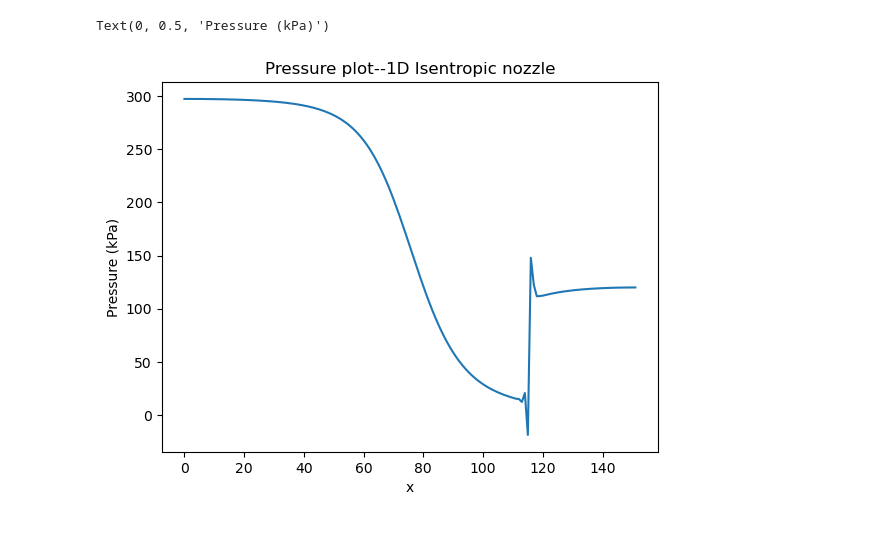
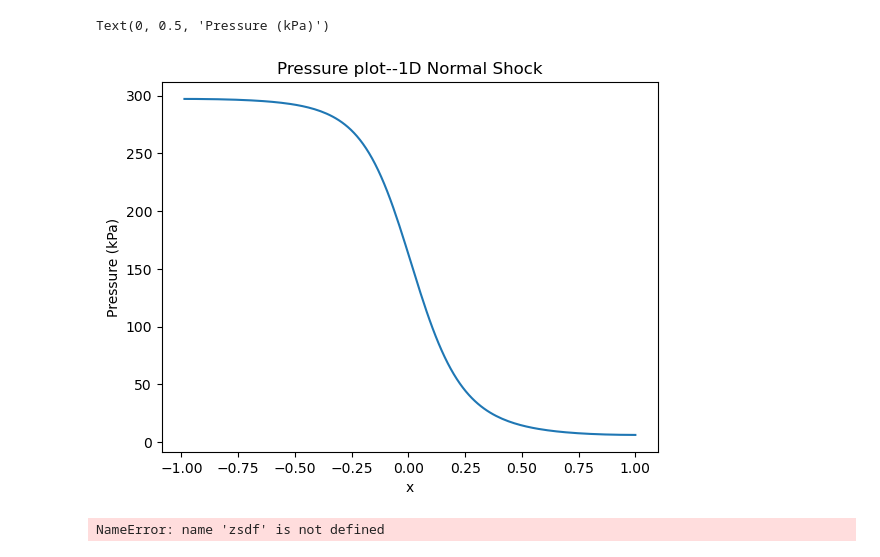
Before and after one commit to aaron23pueschel/CFD, a Jupyter notebook: CFD_HW4/Case1and2.ipynb, the cells around one changed output. Cells and saved outputs as stored; diff of their text form; code cells hidden in the pictures.

```diff
--- a/CFD_HW4/Case1and2.ipynb
+++ b/CFD_HW4/Case1and2.ipynb
@@ -8,9 +14,9 @@ tolerance = 1e-12
 # %%
 # Initialize MEDIUM ISENTROPIC CASE
 MEDIUM_ISENTROPIC = Nozzle("inputs/Medium_inputs.nml")
-MEDIUM_ISENTROPIC.CFL = .05
-MEDIUM_ISENTROPIC.p_back = 120
+MEDIUM_ISENTROPIC.CFL = .1
+MEDIUM_ISENTROPIC.p_back = -1 #120
 # RUN MEDIUM SIMULATION
 p_compute_Medium,u_compute_Medium,rho_compute_Medium,p_exact_Medium,\
-    u_exact_Medium,rho_exact_Medium,convergence_history_Medium = MEDIUM_ISENTROPIC.RUN_SIMULATION(verbose = True,convergence_criteria=tolerance,jameson_damping = False,iter_max=400000,first_order=True)
+    u_exact_Medium,rho_exact_Medium,convergence_history_Medium = MEDIUM_ISENTROPIC.RUN_SIMULATION(verbose = True,convergence_criteria=tolerance,jameson_damping = False,iter_max=300000,first_order=False,local_timestep=True)
 # %% [output]
@@ -41,11 +47,16 @@ plt.semilogy(convergence_history_Medium)
 # %%
-plt.plot(p_compute_Medium,"-")
-plt.title("Pressure plot--1D Isentropic nozzle")
+#plt.plot(p_compute_Medium,"-")
+plt.plot(MEDIUM_ISENTROPIC.x[1:],p_compute_Medium[1:-1],"-")
+plt.title("Pressure plot--1D Normal Shock")
 plt.xlabel(r"x")
 plt.ylabel("Pressure (kPa)")
 # %% [output]
 Text(0, 0.5, 'Pressure (kPa)')
-[figure, old version]
+[figure, new version]
+# %%
+zsdf
+# %% [output]
+NameError: name 'zsdf' is not defined
 # %%
 # Initialize MEDIUM ISENTROPIC CASE
 MEDIUM_ISENTROPIC = Nozzle("inputs/Medium_inputs.nml")
```
Also changed, not shown: parts of 4 cells of this notebook, 3 other files.
